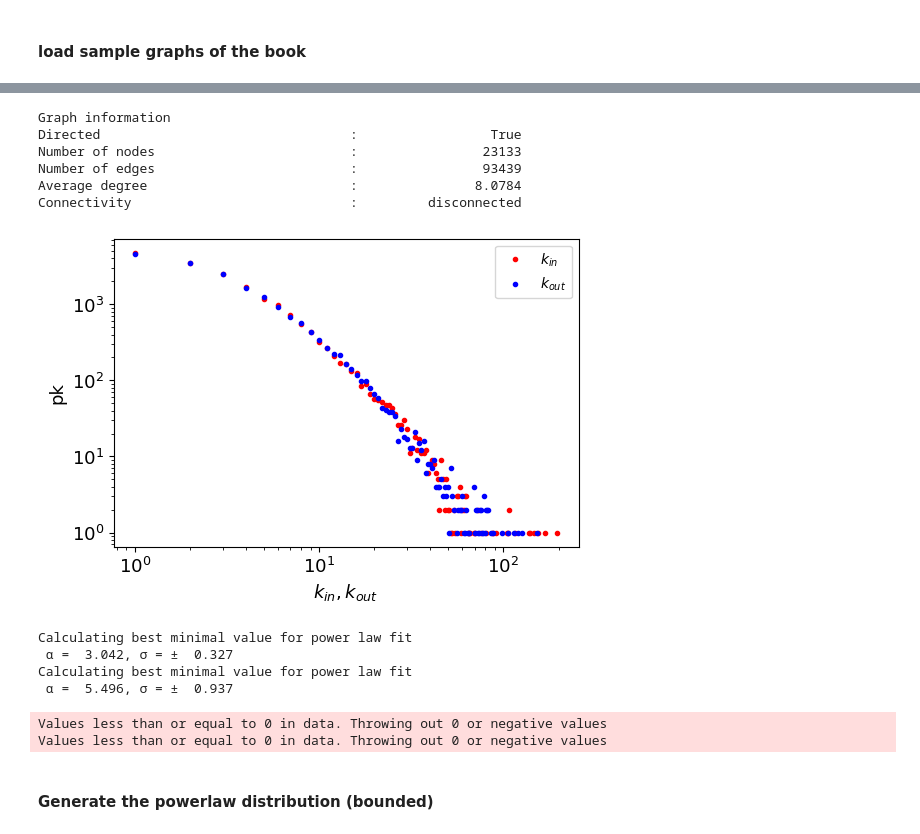
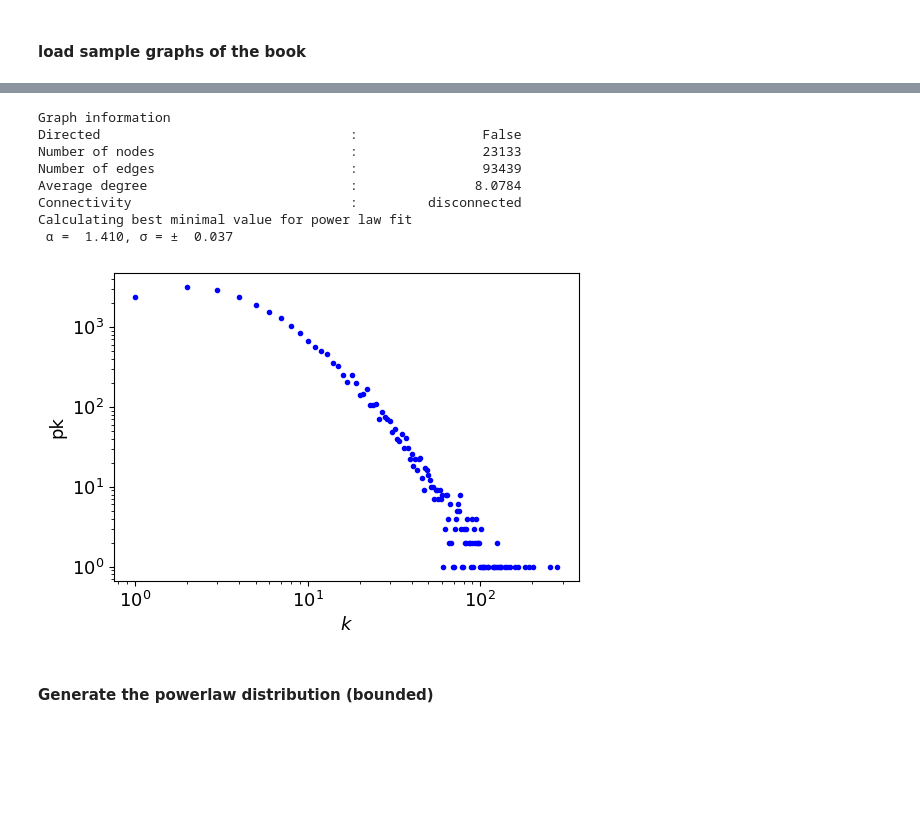
Before and after one commit to Ziaeemehr/netsci, a Jupyter notebook: docs/examples/chap_04.ipynb, the cells around one changed output, grey strips where cells are left out. Drawn from its saved outputs; the diff is of its cells as text; code cells hidden in the pictures; blank space fills up the shorter version.

```diff
--- a/docs/examples/chap_04.ipynb
+++ b/docs/examples/chap_04.ipynb
@@ -77,44 +77,32 @@ print(nets)
 # %%
+import powerlaw
 from collections import Counter
 from scipy.stats import poisson
+
+
 G_collab = load_sample_graph("Collaboration")
 graph_info(G_collab, quick=True)
-in_degrees = list(dict(G_collab.in_degree()).values())
-out_degrees = list(dict(G_collab.out_degree()).values())
-in_degree_count = Counter(in_degrees)
-out_degree_count = Counter(out_degrees)
-
-k_in, pk_in = zip(*in_degree_count.items())
-k_out, pk_out = zip(*out_degree_count.items())
+degrees = list(dict(G_collab.degree()).values())
+degree_count = Counter(degrees)
+k, pk = zip(*degree_count.items())
 
 plt.figure(figsize=(6,4))
-plt.loglog(k_in, pk_in, 'r.', label=r"$k_{in}$")
-plt.loglog(k_out, pk_out, 'b.', label=r"$k_{out}$")
-plt.legend(frameon=1)
-plt.xlabel(r"$k_{in}, k_{out}$")
+plt.loglog(k, pk, 'b.', label=r"$k$")
+plt.xlabel(r"$k$")
 plt.ylabel("pk");
+
+fit = powerlaw.Fit(pk) # xmax=80
+print(f" α = {fit.power_law.alpha:6.3f}, σ = ± {fit.power_law.sigma:6.3f}") # the exponent
 # %% [output]
 Graph information
-Directed                                :                 True
+Directed                                :                False
 Number of nodes                         :                23133
 Number of edges                         :                93439
 Average degree                          :               8.0784
 Connectivity                            :         disconnected
+Calculating best minimal value for power law fit
+ α =  1.410, σ = ±  0.037
-[figure, old version]
+[figure, new version]
-# %%
-# find the exponent by fitting a power law by powerlaw package
-import powerlaw
-
-for x in [k_in, k_out]:
-    fit = powerlaw.Fit(x) # xmax=50 we can constrain the max value for fitting
-    print(f" α = {fit.power_law.alpha:6.3f}, σ = ± {fit.power_law.sigma:6.3f}") # the exponent
-# %% [output]
-Calculating best minimal value for power law fit
- α =  3.042, σ = ±  0.327
-Calculating best minimal value for power law fit
- α =  5.496, σ = ±  0.937
-Values less than or equal to 0 in data. Throwing out 0 or negative values
-Values less than or equal to 0 in data. Throwing out 0 or negative values
 # %% [markdown]
 #### Generate the powerlaw distribution (bounded)
 # %%
```
Also changed, not shown: parts of 12 cells of this notebook, 2 other files.
